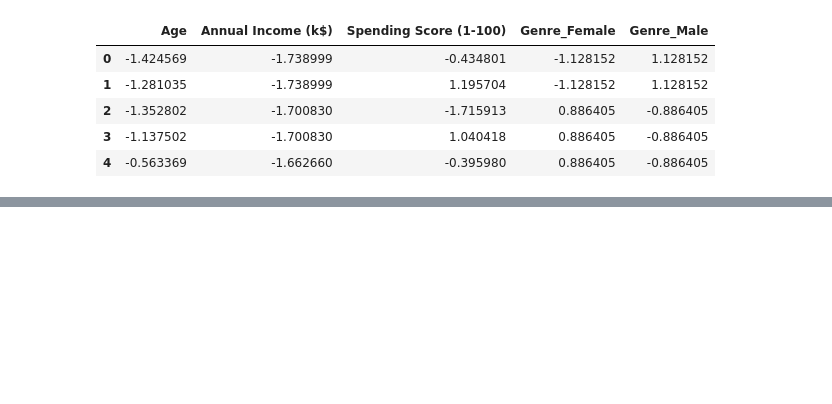
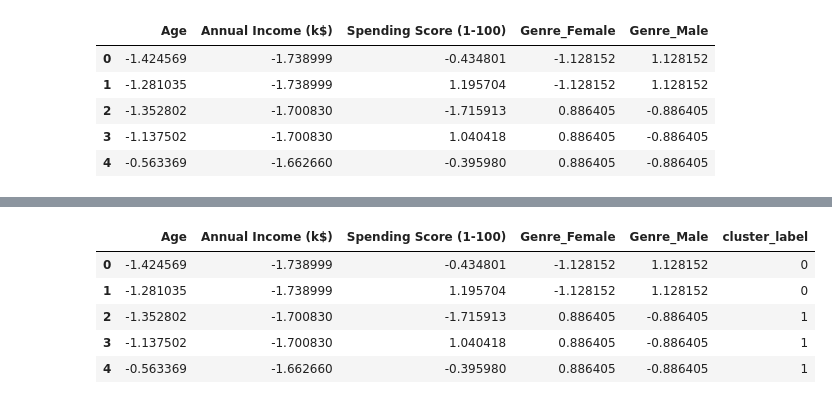
Before and after one commit to biswas-bit/Customer-Segmentation-Unsupervised-ML-, a Jupyter notebook: analysis/algorithem_dbScan.ipynb, the cells around one changed output, grey strips where cells are left out. Drawn from its saved outputs; the diff is of its cells as text; code cells hidden in the pictures; blank space fills up the shorter version.

Commit message:
model trainned and concerted into 2D just for visulization

```diff
--- a/analysis/algorithem_dbScan.ipynb
+++ b/analysis/algorithem_dbScan.ipynb
@@ -32,0 +33,19 @@ plt.show()
+# %%
+from sklearn.cluster import DBSCAN
+
+dbscan_model = DBSCAN(
+    eps=1.60,
+    min_samples=10,
+    metric = 'euclidean'
+    )
+clusters = dbscan_model.fit_predict(df)
+# %%
+df["cluster_label"] = clusters
+df.head()
+# %% [output]
+|  | Age | Annual Income (k$) | Spending Score (1-100) | Genre_Female | Genre_Male | cluster_label |
+| 0 | -1.424569 | -1.738999 | -0.434801 | -1.128152 | 1.128152 | 0 |
+| 1 | -1.281035 | -1.738999 | 1.195704 | -1.128152 | 1.128152 | 0 |
+| 2 | -1.352802 | -1.700830 | -1.715913 | 0.886405 | -0.886405 | 1 |
+| 3 | -1.137502 | -1.700830 | 1.040418 | 0.886405 | -0.886405 | 1 |
+| 4 | -0.563369 | -1.662660 | -0.395980 | 0.886405 | -0.886405 | 1 |
```
Also changed, not shown: parts of 3 cells of this notebook.
